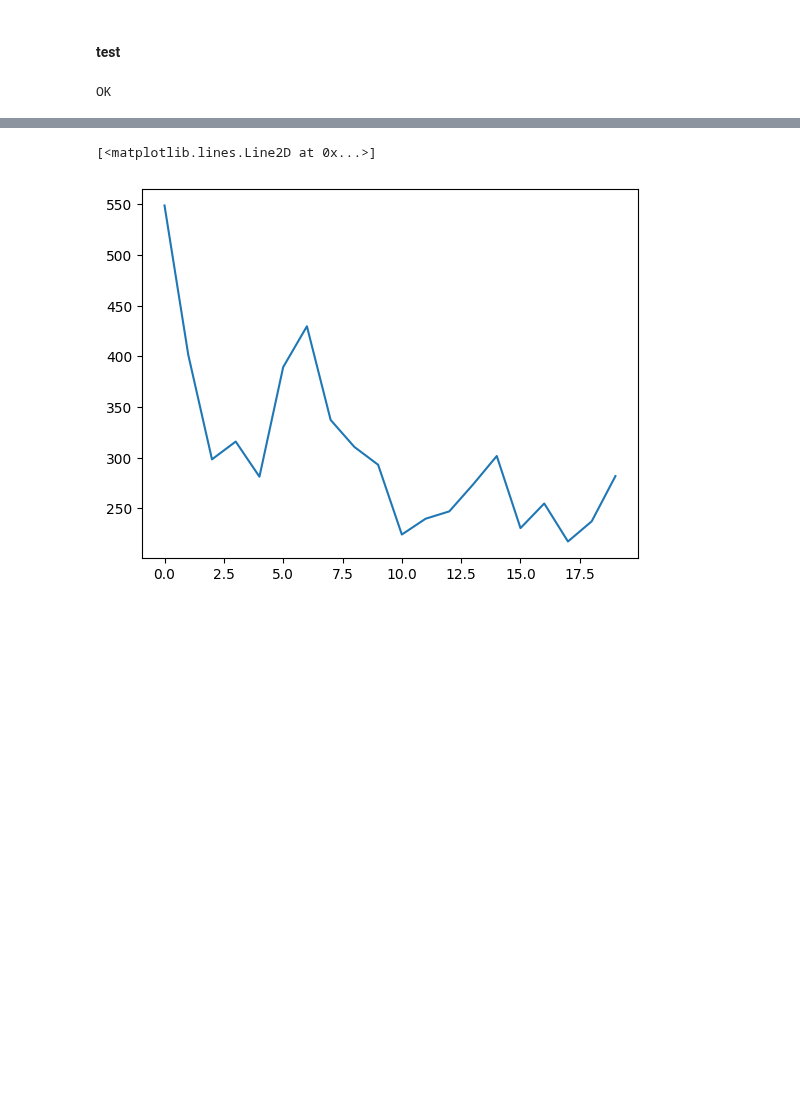
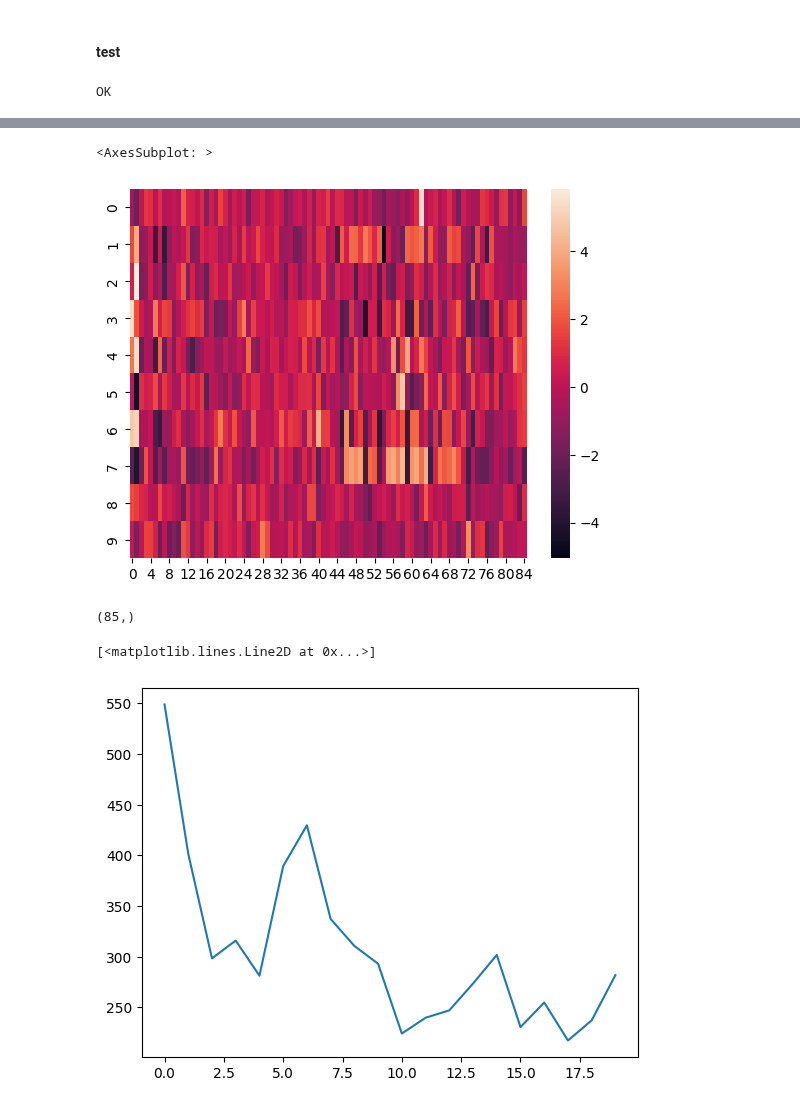
Before and after one commit to IgorZhiltsoff/ml-course, a Jupyter notebook: homeworks/hw3/assgn.ipynb, the cells around one changed output, grey strips where cells are left out. Cells and saved outputs as stored; diff of their text form; code cells hidden in the pictures; blank space fills up the shorter version.

```diff
--- a/homeworks/hw3/assgn.ipynb
+++ b/homeworks/hw3/assgn.ipynb
@@ -173,3 +226,12 @@ srnn.visualize_activation( "мой дядя самых честных прави
+# %%
+sns.heatmap(srnn.in2hid)
+# %% [output]
+<AxesSubplot: >
+[figure, added]
+# %%
+srnn.hid2out.sum(axis=1).shape
+# %% [output]
+(85,)
 # %%
 plt.plot(srnn.loss_history)
 # %% [output]
```
Also changed, not shown: parts of 17 cells of this notebook, 16 other files.
